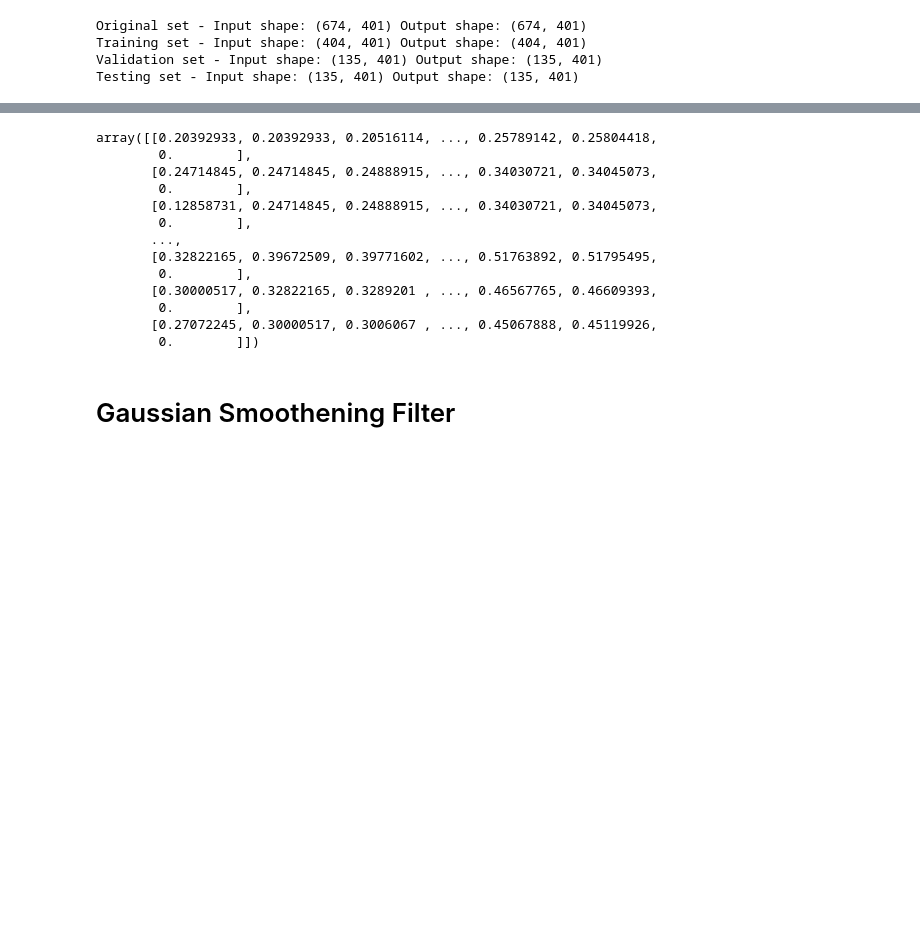
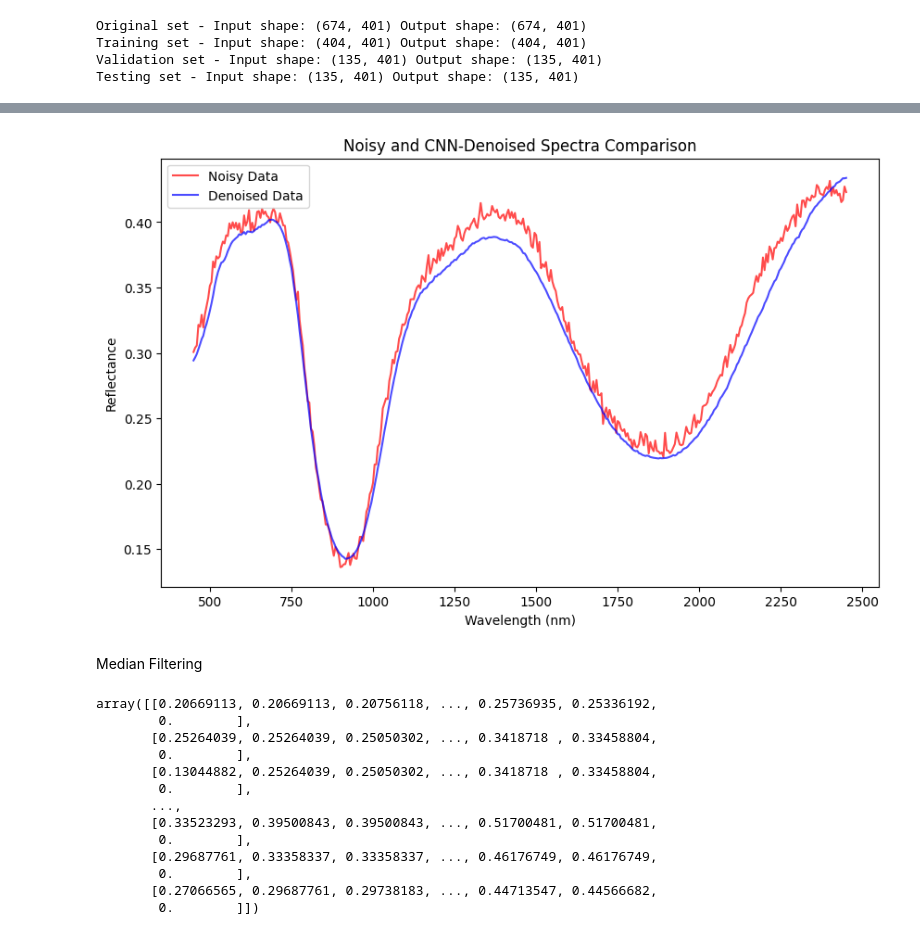
Before and after one commit to MuhammadOsmanFarooqui/msc-thesis, a Jupyter notebook: msc-thesis-reflectance-data.ipynb, the cells around one changed output, grey strips where cells are left out. Drawn from its saved outputs; the diff is of its cells as text; code cells hidden in the pictures; blank space fills up the shorter version.

```diff
--- a/msc-thesis-reflectance-data.ipynb
+++ b/msc-thesis-reflectance-data.ipynb
@@ -173,3 +161,19 @@ array([[0.20868099, 0.2121792 , 0.20879911, ..., 0.26760373, 0.26224744,
+# %%
+plt.figure(figsize=(10, 6))
+#plt.plot(data['wavelengths'], original_data[index_test[0]], label='original Data', color='black', alpha=0.7 )
+plt.plot(data['wavelengths'], noisy_data[index_test[100]].T, label='Noisy Data', color='red', alpha=0.7)
+#plt.plot(data['wavelengths'], X_test[0],  label='Test noisy data', color='green', alpha=0.7)
+plt.plot(data['wavelengths'], denoised_data[index_test[100]], label='Denoised Data', color='blue', alpha=0.7)
+
+plt.legend()
+plt.title('Noisy and CNN-Denoised Spectra Comparison')
+plt.xlabel('Wavelength (nm)')
+plt.ylabel('Reflectance')
+plt.show()
+# %% [output]
+[figure, added]
+# %% [markdown]
+Median Filtering
 # %%
 import numpy
 from PIL import Image
@@ -202,21 +206,19 @@ def median_filter(data, filter_size):
 
 
 
-removed_noise = median_filter(original_data, 2)
+removed_noise = median_filter(noisy_data, 2)
 removed_noise
 # %% [output]
-array([[0.20392933, 0.20392933, 0.20516114, ..., 0.25789142, 0.25804418,
+array([[0.20669113, 0.20669113, 0.20756118, ..., 0.25736935, 0.25336192,
         0.        ],
-       [0.24714845, 0.24714845, 0.24888915, ..., 0.34030721, 0.34045073,
+       [0.25264039, 0.25264039, 0.25050302, ..., 0.3418718 , 0.33458804,
         0.        ],
-       [0.12858731, 0.24714845, 0.24888915, ..., 0.34030721, 0.34045073,
+       [0.13044882, 0.25264039, 0.25050302, ..., 0.3418718 , 0.33458804,
         0.        ],
        ...,
-       [0.32822165, 0.39672509, 0.39771602, ..., 0.51763892, 0.51795495,
+       [0.33523293, 0.39500843, 0.39500843, ..., 0.51700481, 0.51700481,
         0.        ],
-       [0.30000517, 0.32822165, 0.3289201 , ..., 0.46567765, 0.46609393,
+       [0.29687761, 0.33358337, 0.33358337, ..., 0.46176749, 0.46176749,
         0.        ],
-       [0.27072245, 0.30000517, 0.3006067 , ..., 0.45067888, 0.45119926,
+       [0.27066565, 0.29687761, 0.29738183, ..., 0.44713547, 0.44566682,
         0.        ]])
-# %% [markdown]
-# Gaussian Smoothening Filter
```
Also changed, not shown: parts of 32 cells of this notebook.
